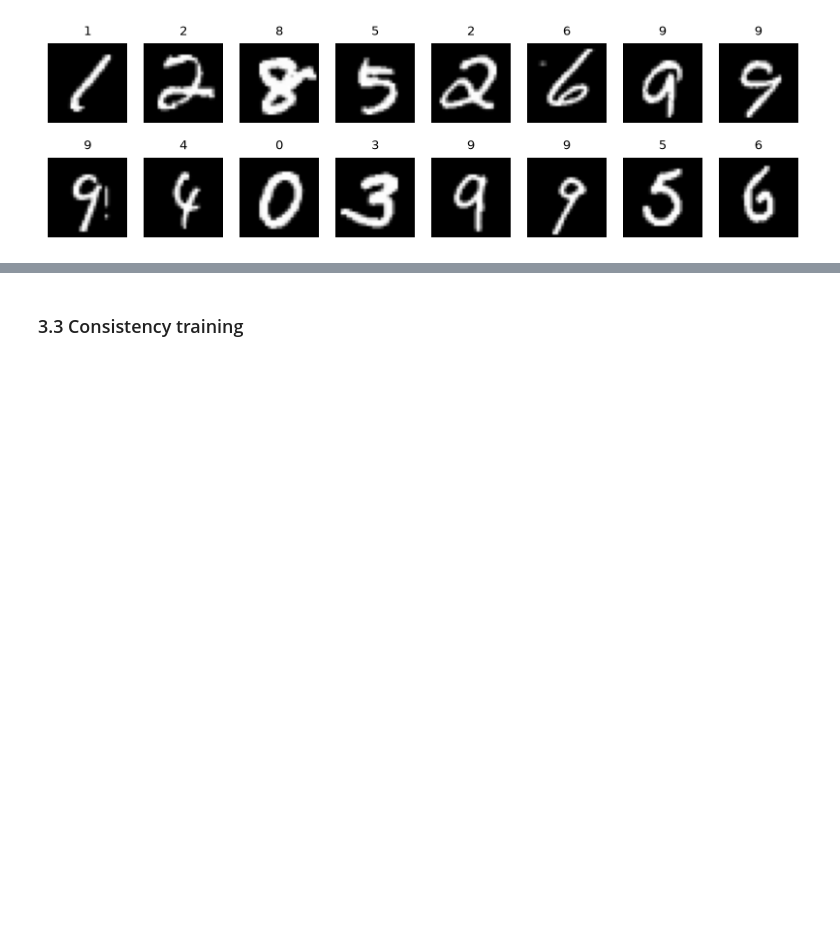
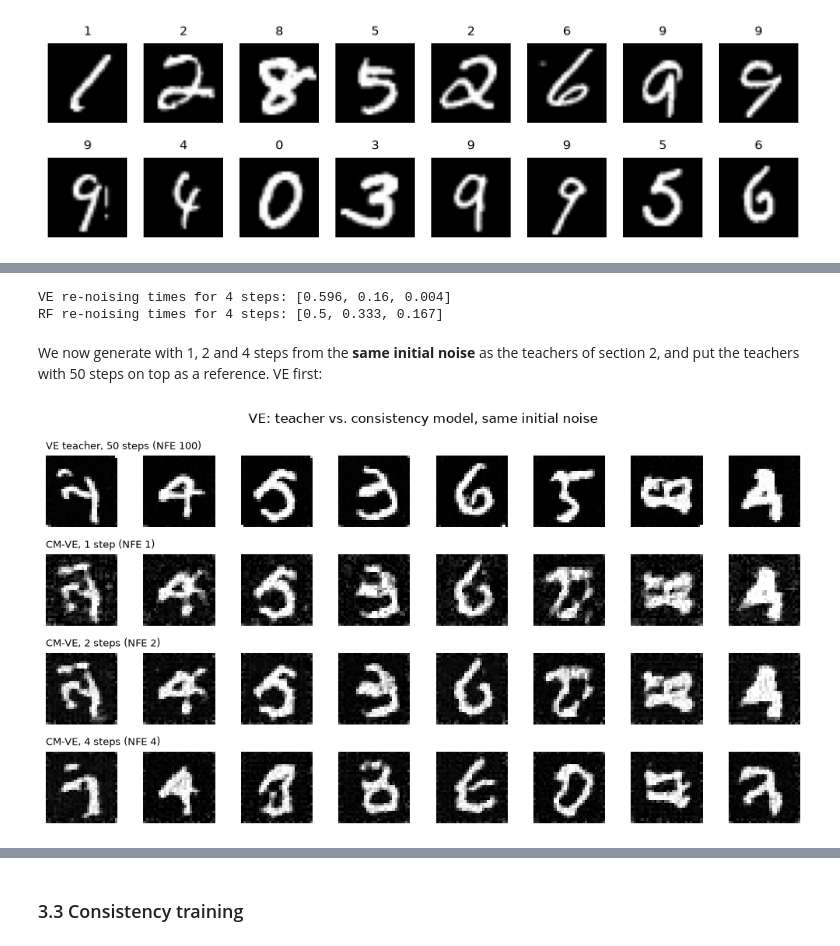
Before and after one commit to ibon44/Consistency_model_genai, a Jupyter notebook: notebook/tutorial.ipynb, the cells around one changed output, grey strips where cells are left out. Saved outputs shown, nothing was run; the diff lists cells and outputs as text; code cells hidden in the pictures; blank space fills up the shorter version.

```diff
--- a/notebook/tutorial.ipynb
+++ b/notebook/tutorial.ipynb
@@ -65,0 +173,5 @@ Batch: (16, 1, 28, 28) | pixel range: (-1.0, 1.0)
+# %%
+rf = RectifiedFlow(sigma_noise=SIGMA_NOISE, eps=EPS)
+
+x_t = rf.interpolate(x_0, rf.sample_prior(x_0.shape, device=device), t)
+show_rows({"x_t, t = 0 ... 1": x_t}, "RF forward process")
@@ -65,0 +402,33 @@ Batch: (16, 1, 28, 28) | pixel range: (-1.0, 1.0)
+# %%
+cm_rf = load_state(make_cm(VelocityNet(), rf), "./checkpoints_rf/mnist_all_cm_rf.pth", device)
+cm_rf_reflow = load_state(make_cm(VelocityNet(), rf), "./checkpoints_rf/mnist_all_cm_rf_reflow.pth", device)
+
+
+def cm_generate(cm, process, x_T, n_steps, tau_max=RF_TAU_MAX):
+    # n_steps evaluations of the consistency model, starting from the noise x_T.
+    sampler = ConsistencySampler(process, eps=EPS)
+    if n_steps == 1:
+        taus = None
+    elif process.kind == "RF":
+        taus = torch.linspace(tau_max, EPS, n_steps)[:-1].tolist()
+    else:
+        taus = sampler.karras_intermediate_times(n_steps)
+    return sampler.sample(tuple(x_T.shape), cm, device=device, intermediate_times=taus, x_T=x_T)
+
+
+print("VE re-noising times for 4 steps:", [round(t, 3) for t in ConsistencySampler(ve, eps=EPS).karras_intermediate_times(4)])
+print("RF re-noising times for 4 steps:", [round(t, 3) for t in torch.linspace(RF_TAU_MAX, EPS, 4)[:-1].tolist()])
+# %% [output]
+VE re-noising times for 4 steps: [0.596, 0.16, 0.004]
+RF re-noising times for 4 steps: [0.5, 0.333, 0.167]
+# %% [markdown]
+We now generate with 1, 2 and 4 steps from the **same initial noise** as the
+teachers of section 2, and put the teachers with 50 steps on top as a
+reference. VE first:
+# %%
+rows = {"VE teacher, 50 steps (NFE 100)": ve_generate(x_T_ve, 50)}
+for n in [1, 2, 4]:
+    rows[f"CM-VE, {n} step{'s' if n > 1 else ''} (NFE {n})"] = cm_generate(cm_ve, ve, x_T_ve, n)
+show_rows(rows, "VE: teacher vs. consistency model, same initial noise")
+# %% [output]
+[figure, added]
```
Also changed, not shown: parts of 38 cells of this notebook.
